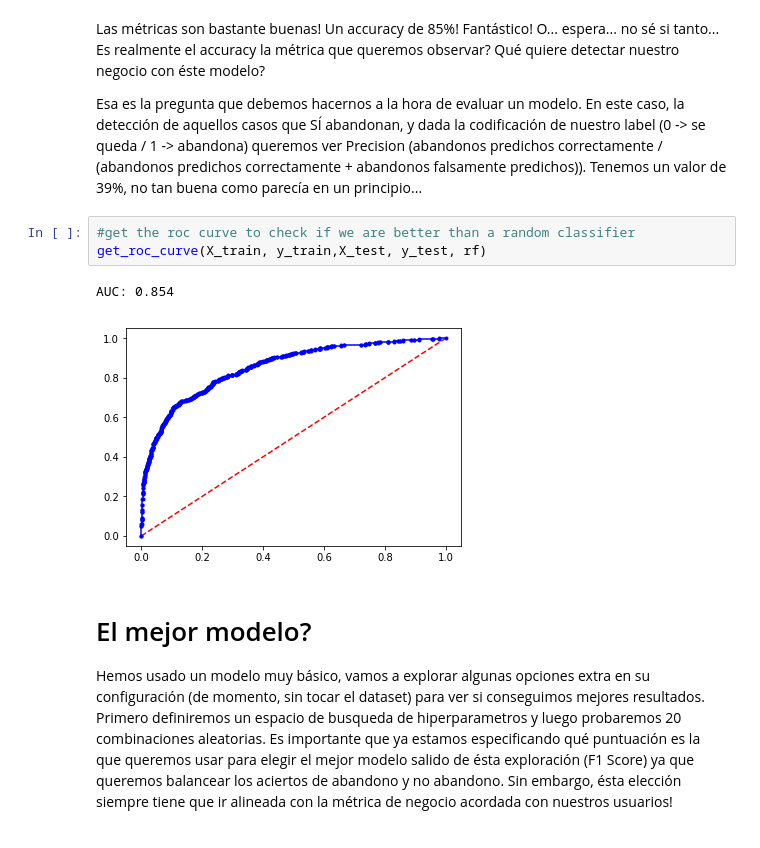
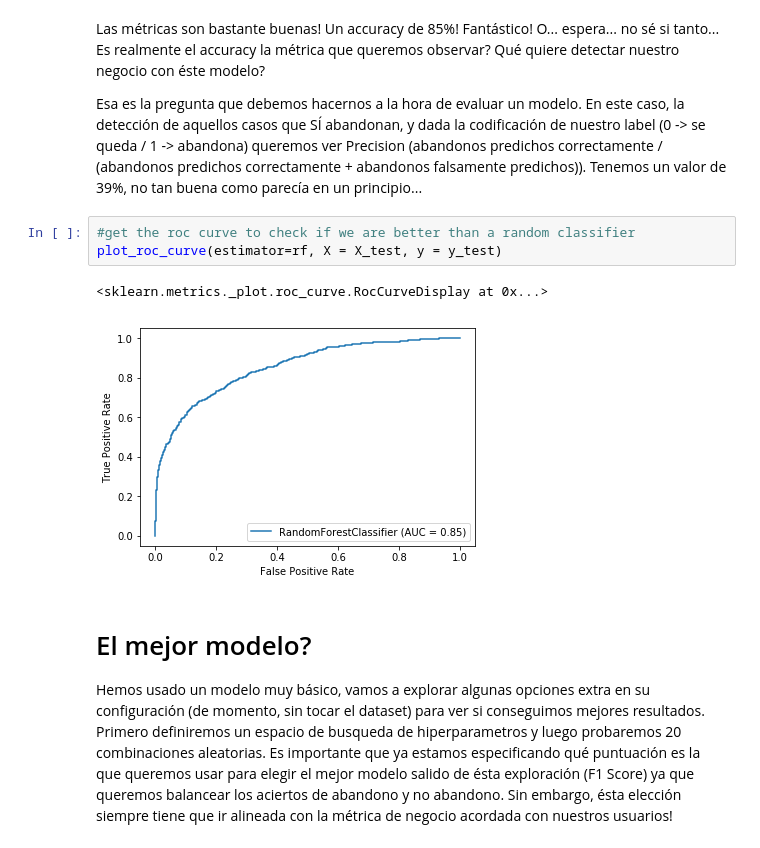
Before and after one commit to PauSempere-SQ/churnnorris, a Jupyter notebook: Notebooks/churn_notebook_1.ipynb, the cells around one changed output. Cells and saved outputs as stored; diff of their text form.

```diff
--- a/Notebooks/churn_notebook_1.ipynb
+++ b/Notebooks/churn_notebook_1.ipynb
@@ -191,10 +173,10 @@ Las métricas son bastante buenas! Un accuracy de 85%! Fantástico! O... espera.
 Esa es la pregunta que debemos hacernos a la hora de evaluar un modelo. En este caso, la detección de aquellos casos que SÍ abandonan, y dada la codificación de nuestro label (0 -> se queda / 1 -> abandona) queremos ver Precision (abandonos predichos correctamente / (abandonos predichos correctamente + abandonos falsamente predichos)). Tenemos un valor de 39%, no tan buena como parecía en un principio...
 # %%
 #get the roc curve to check if we are better than a random classifier
-get_roc_curve(X_train, y_train,X_test, y_test, rf)
+plot_roc_curve(estimator=rf, X = X_test, y = y_test)
 # %% [output]
-AUC: 0.854
+<sklearn.metrics._plot.roc_curve.RocCurveDisplay at 0x...>
-[figure, old version]
+[figure, new version]
 # %% [markdown]
 # El mejor modelo?
 
```
Also changed, not shown: parts of 5 cells of this notebook, 2 other files.
